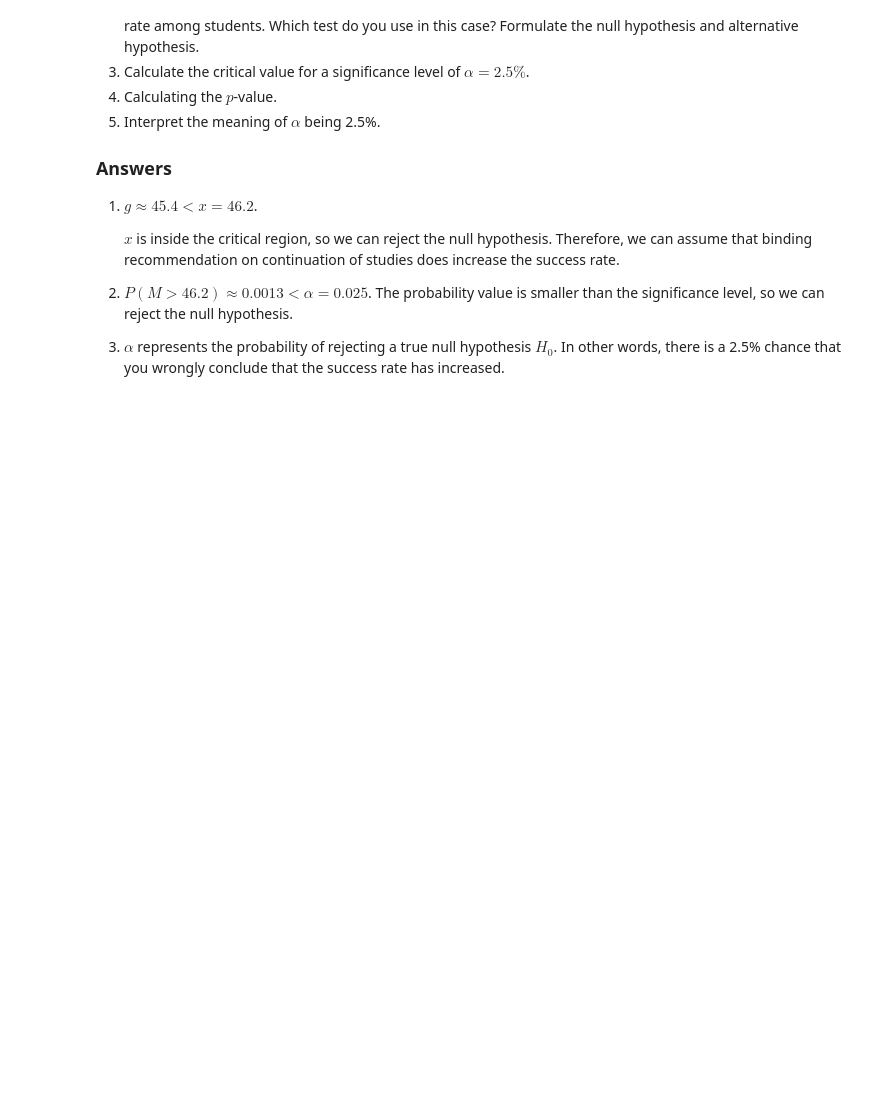
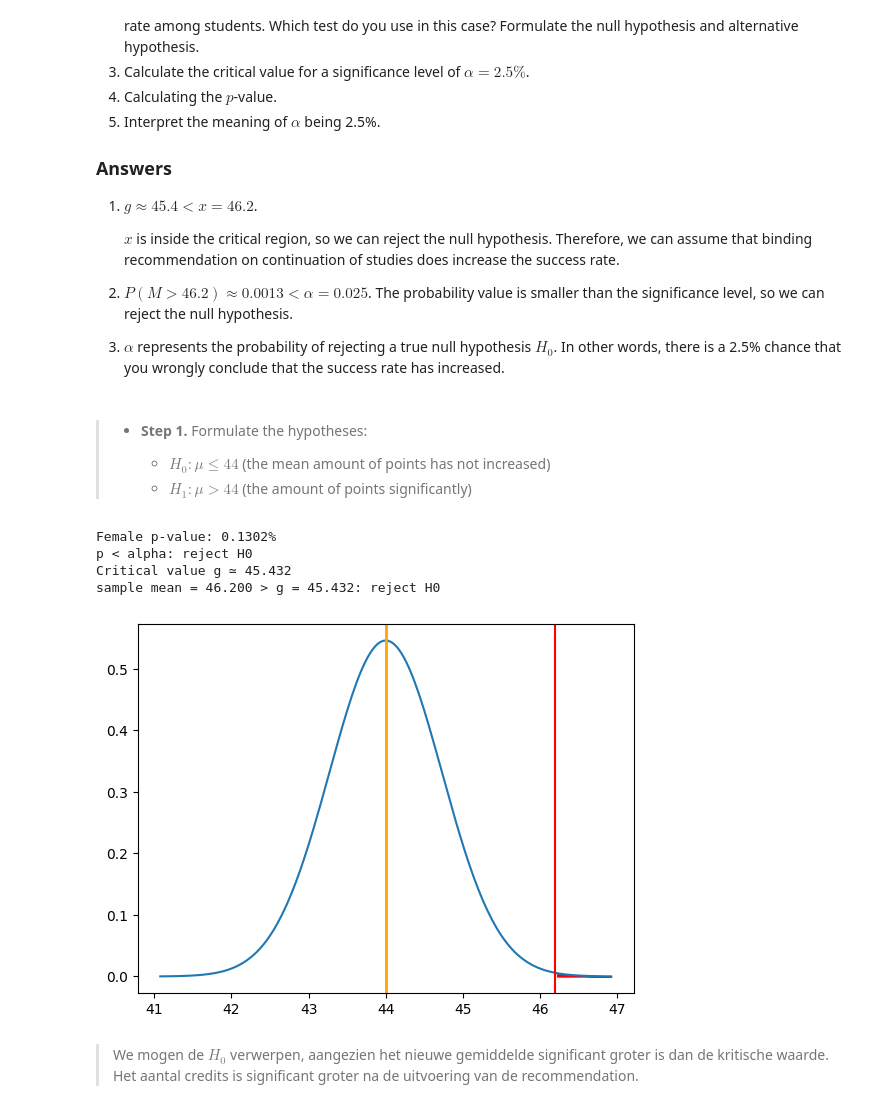
Before and after one commit to warre-van-lancker/dsai-labs, a Jupyter notebook: 3-central-limit-testing/lab-3.04-hypothesis-testing.ipynb, the cells around one changed output. Saved outputs shown, nothing was run; the diff lists cells and outputs as text; code cells hidden in the pictures; blank space fills up the shorter version.

```diff
--- a/3-central-limit-testing/lab-3.04-hypothesis-testing.ipynb
+++ b/3-central-limit-testing/lab-3.04-hypothesis-testing.ipynb
@@ -202,3 +322,48 @@ It is being said that introducing a “binding recommendation on continuation of
 
 2. $P(M > 46.2) \approx 0.0013 < \alpha = 0.025$. The probability value is smaller than the significance level, so we can reject the null hypothesis.
 3. $\alpha$ represents the probability of rejecting a true null hypothesis $H_0$. In other words, there is a 2.5% chance that you wrongly conclude that the success rate has increased.
+# %% [markdown]
+>- **Step 1.** Formulate the hypotheses:
+>
+>    - $H_0: \mu \leq 44$ (the mean amount of points has not increased)
+>    - $H_1: \mu > 44$ (the amount of points significantly)
+# %%
+mu = 44
+sigma = 6.2
+m_sample = 46.2
+n = 72
+alpha = 0.025
+
+dist_x = np.linspace(mu - 4 * sigma/n**.5, mu + 4 * sigma/n**.5, num=201)
+# Y-values
+dist_y = stats.norm.pdf(dist_x, loc=mu, scale=sigma/n**.5)
+# Plot
+plt.plot(dist_x, dist_y)
+# Hypothetical population mean in orange
+plt.axvline(mu, color="orange", lw=2)
+# Sample mean in red
+plt.axvline(m_sample, color="red")
+
+plt.fill_between(dist_x, 0, dist_y, where=dist_x >= m_sample, color='red')
+
+p = stats.norm.sf(m_sample, loc=mu, scale=sigma/n**.5)
+print(f"Female p-value: {p * 100:.4f}%")
+if(p < alpha):
+    print("p < alpha: reject H0")
+else:
+    print("p > alpha: do not reject H0")
+
+g = stats.norm.isf(alpha, loc=mu, scale=sigma / np.sqrt(n))
+print("Critical value g ≃ %.3f" % g)
+if (m_sample < g):
+    print("sample mean = %.3f < g = %.3f: do not reject H0" % (m_sample, g))
+else:
+    print("sample mean = %.3f > g = %.3f: reject H0" % (m_sample, g))
+# %% [output]
+Female p-value: 0.1302%
+p < alpha: reject H0
+Critical value g ≃ 45.432
+sample mean = 46.200 > g = 45.432: reject H0
+[figure, added]
+# %% [markdown]
+> We mogen de $H_0$ verwerpen, aangezien het nieuwe gemiddelde significant groter is dan de kritische waarde. Het aantal credits is significant groter na de uitvoering van de recommendation.
```
Also changed, not shown: parts of 4 cells of this notebook.
